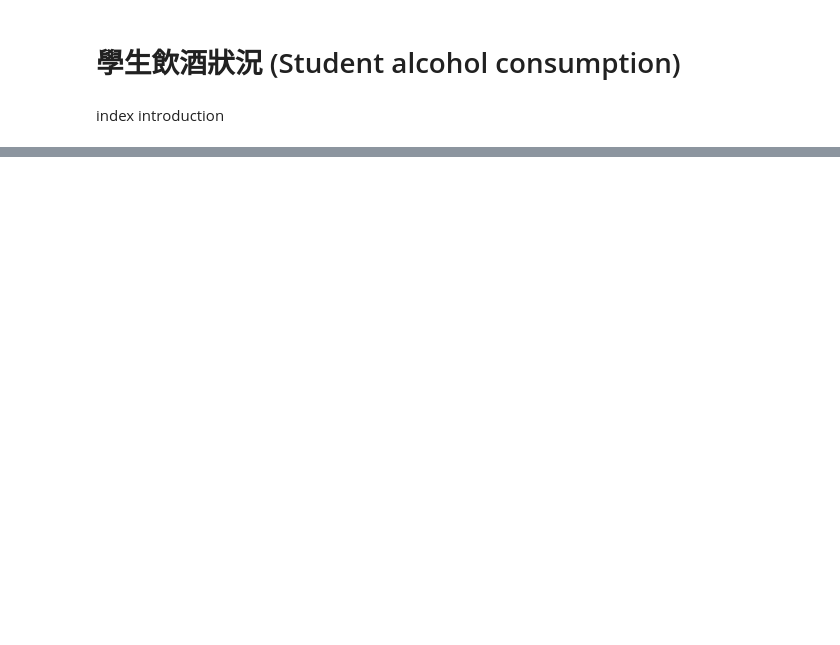
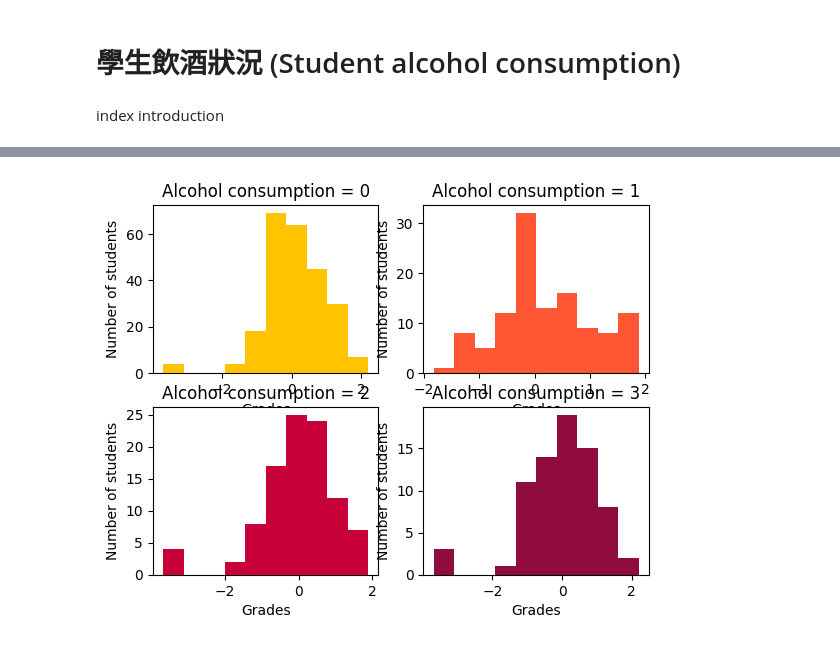
Before and after one commit to guozhuyin/112NetworkLearningTechnology, a Jupyter notebook: EducationalDataMiningUsingPython/MidtermProject231101.ipynb, the cells around one changed output, grey strips where cells are left out. Cells and saved outputs as stored; diff of their text form; code cells hidden in the pictures; blank space fills up the shorter version.

```diff
--- a/EducationalDataMiningUsingPython/MidtermProject231101.ipynb
+++ b/EducationalDataMiningUsingPython/MidtermProject231101.ipynb
@@ -43,0 +66,24 @@ G3  -0.208881  0.826387  0.918548  1.000000
+# %%
+plt.subplot(2, 2, 1)
+plt.hist(df[df["Alc"] == 2]["G3"], color='#FFC300')
+plt.title("Alcohol consumption = 0")
+plt.xlabel("Grades")
+plt.ylabel("Number of students")
+plt.subplot(2, 2, 2)
+plt.hist(df[df["Alc"] == 3]["G3"], color='#FF5733')
+plt.title("Alcohol consumption = 1")
+plt.xlabel("Grades")
+plt.ylabel("Number of students")
+plt.subplot(2, 2, 3)
+plt.hist(df[df["Alc"] == 4]["G3"], color='#C70039')
+plt.title("Alcohol consumption = 2")
+plt.xlabel("Grades")
+plt.ylabel("Number of students")
+plt.subplot(2, 2, 4)
+plt.hist(df[df["Alc"] == 5]["G3"], color='#900C3F')
+plt.title("Alcohol consumption = 3")
+plt.xlabel("Grades")
+plt.ylabel("Number of students")
+plt.show()
+# %% [output]
+[figure, added]
```
Also changed, not shown: parts of 7 cells of this notebook.
